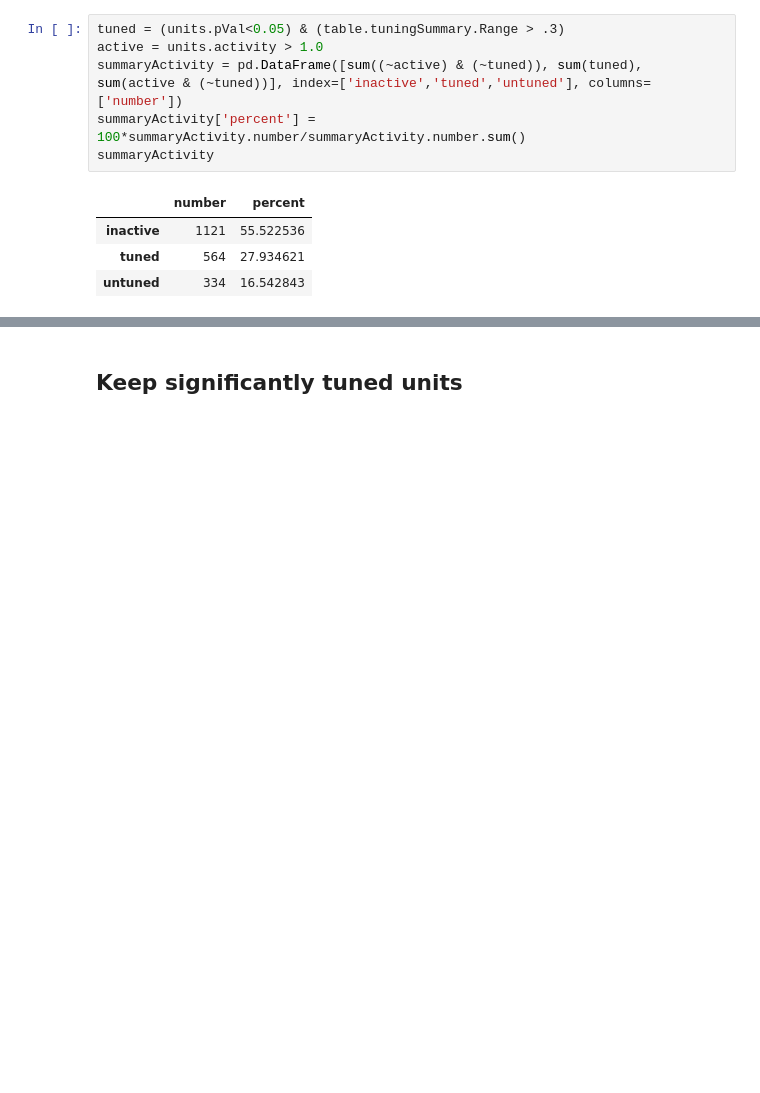
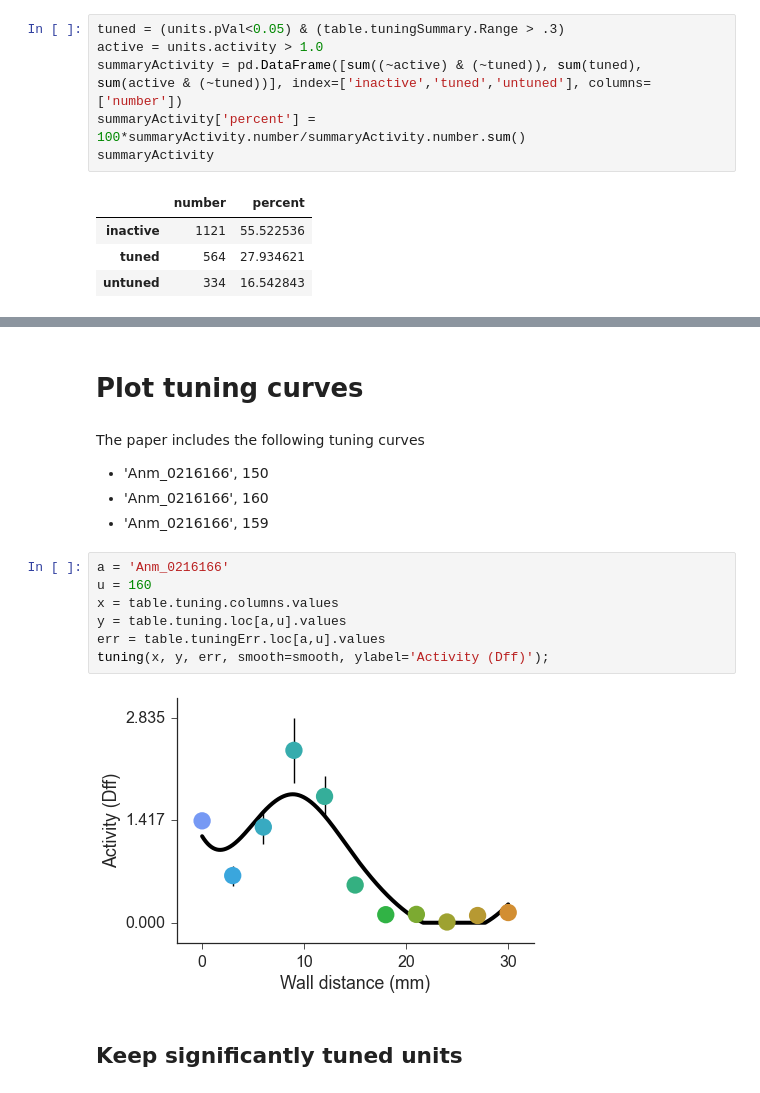
Before and after one commit to sofroniewn/tactile-coding, a Jupyter notebook: imagingTable.ipynb, the cells around one changed output, grey strips where cells are left out. Cells and saved outputs as stored; diff of their text form; blank space fills up the shorter version.

```diff
--- a/imagingTable.ipynb
+++ b/imagingTable.ipynb
@@ -144,3 +142,19 @@ if savefig:
+# %% [markdown]
+# Plot tuning curves
+# %% [markdown]
+The paper includes the following tuning curves
+* 'Anm_0216166', 150
+* 'Anm_0216166', 160
+* 'Anm_0216166', 159
+# %%
+a = 'Anm_0216166'
+u = 160
+x = table.tuning.columns.values
+y = table.tuning.loc[a,u].values
+err = table.tuningErr.loc[a,u].values
+tuning(x, y, err, smooth=smooth, ylabel='Activity (Dff)');
+# %% [output]
+[figure, added]
 # %% [markdown]
 ## Keep significantly tuned units
 # %%
```
Also changed, not shown: parts of 39 cells of this notebook.
